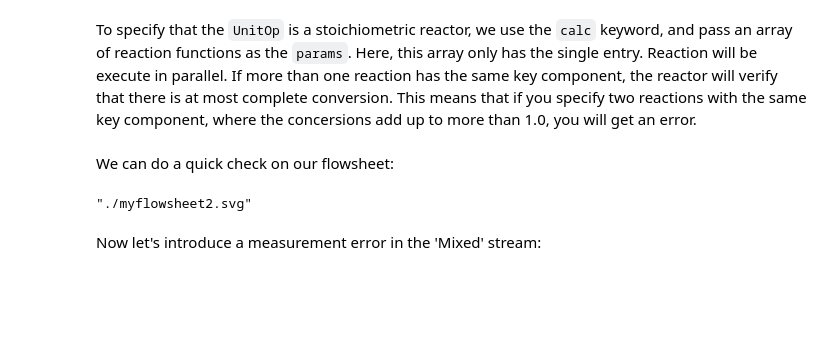
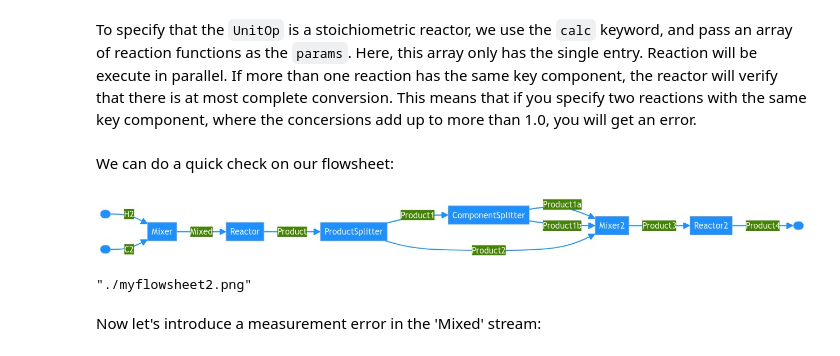
Before and after one commit to braamvandyk/FlowsheetTools.jl, a Jupyter notebook: demos.ipynb, the cells around one changed output. Cells and saved outputs as stored; diff of their text form; code cells hidden in the pictures; blank space fills up the shorter version.

```diff
--- a/demos.ipynb
+++ b/demos.ipynb
@@ -1087,9 +1088,10 @@ fs.unitops["Reactor2"]()
 # %% [markdown]
 We can do a quick check on our flowsheet:
 # %%
-generateBFD(fs, "./myflowsheet2.svg")
+generateBFD(fs, "./myflowsheet2.png") # Or .svg
 # %% [output]
+[figure, added]
-"./myflowsheet2.svg"
+"./myflowsheet2.png"
 # %% [markdown]
 Now let's introduce a measurement error in the 'Mixed' stream:
 # %%
```
Also changed, not shown: parts of 1 cell of this notebook, 2 other files.
